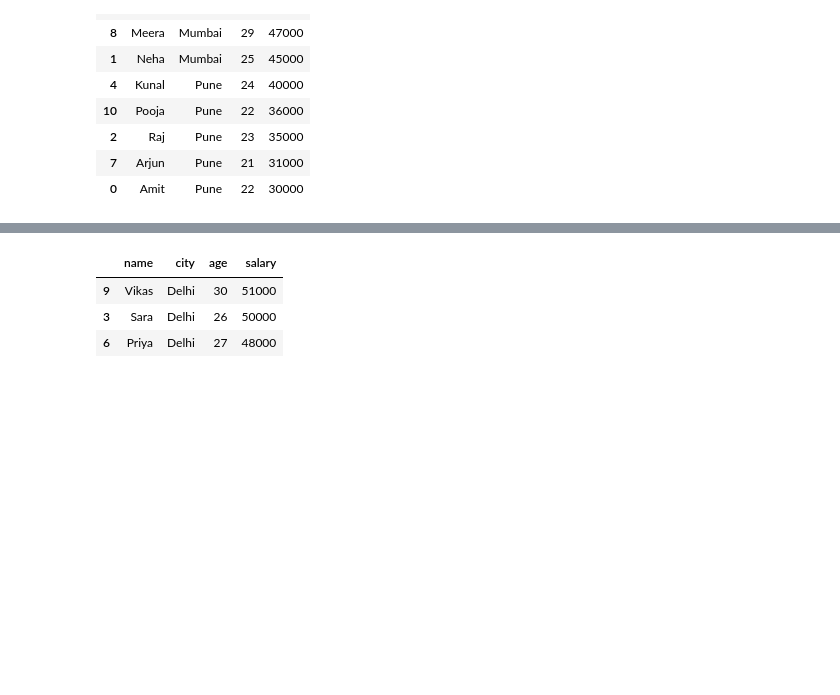
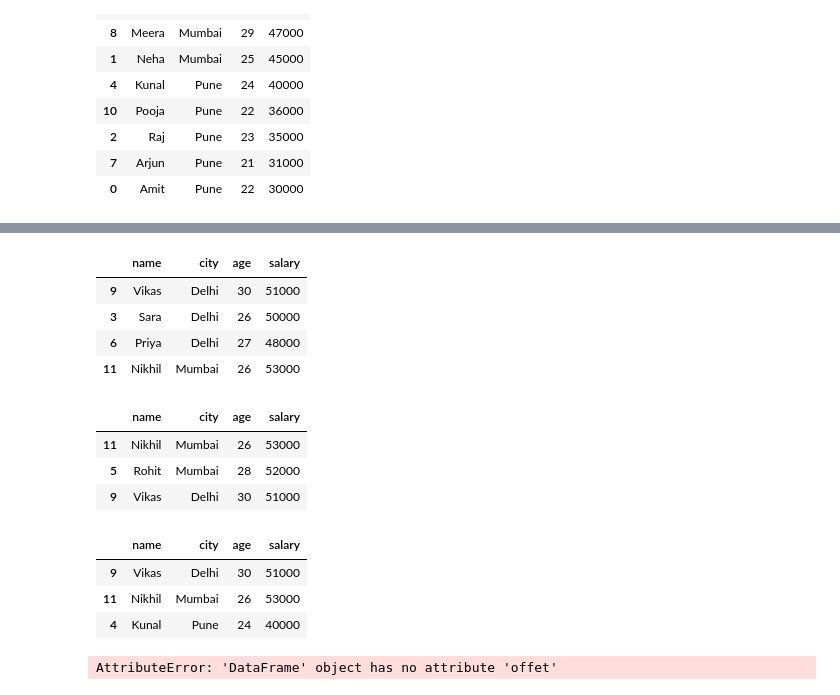
Before and after one commit to Aztec331/Practice-cs, a Jupyter notebook: notebooks/day03_pandas_basics.ipynb, the cells around one changed output, grey strips where cells are left out. Drawn from its saved outputs; the diff is of its cells as text; code cells hidden in the pictures; blank space fills up the shorter version.

```diff
--- a/notebooks/day03_pandas_basics.ipynb
+++ b/notebooks/day03_pandas_basics.ipynb
@@ -322,8 +308,35 @@ df
 # %%
-#
-df.sort_values(["city","salary"], ascending=[True, False]).head(3)
+#show the top values using .head() function
+df.sort_values(["city","salary"], ascending=[True, False]).head(4)
 # %% [output]
 |  | name | city | age | salary |
 | 9 | Vikas | Delhi | 30 | 51000 |
 | 3 | Sara | Delhi | 26 | 50000 |
 | 6 | Priya | Delhi | 27 | 48000 |
+| 11 | Nikhil | Mumbai | 26 | 53000 |
+# %%
+#Show top 3 highest salaries
+df.sort_values("salary", ascending=False).head(3)
+# %% [output]
+|  | name | city | age | salary |
+| 11 | Nikhil | Mumbai | 26 | 53000 |
+| 5 | Rohit | Mumbai | 28 | 52000 |
+| 9 | Vikas | Delhi | 30 | 51000 |
+# %%
+#higesht salaries from each cities
+df.sort_values(["city","salary"], ascending=[True, False]) \
+.groupby("city") \
+.head(1)
+# %% [output]
+|  | name | city | age | salary |
+| 9 | Vikas | Delhi | 30 | 51000 |
+| 11 | Nikhil | Mumbai | 26 | 53000 |
+| 4 | Kunal | Pune | 24 | 40000 |
+# %%
+#2nd higesht salaries from each cities
+df.sort_values(["city","salary"], ascending=[True, False]) \
+.groupby("city") \
+.head(1) \
+.offet(2)
+# %% [output]
+AttributeError: 'DataFrame' object has no attribute 'offet'
```
Also changed, not shown: parts of 3 cells of this notebook.
